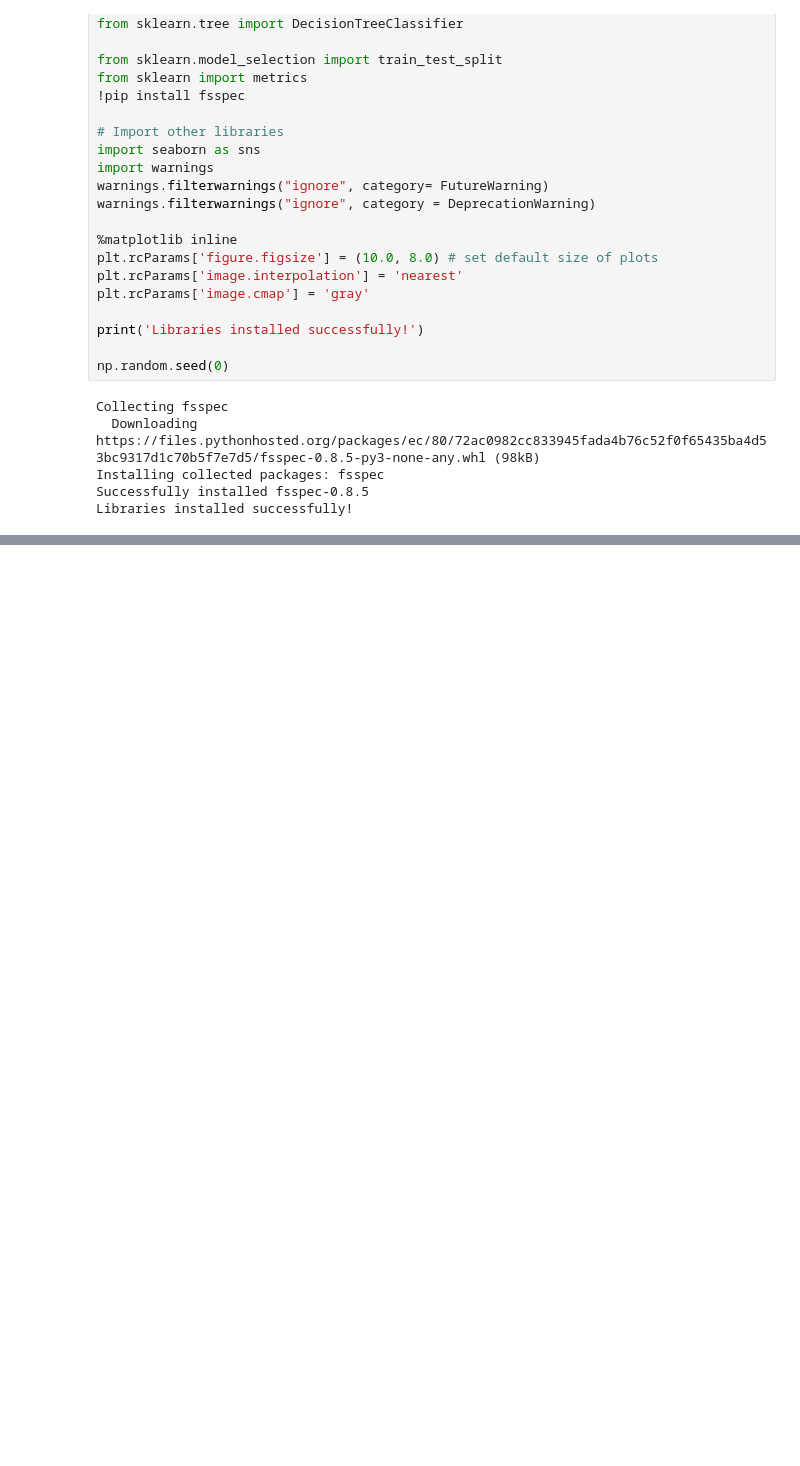
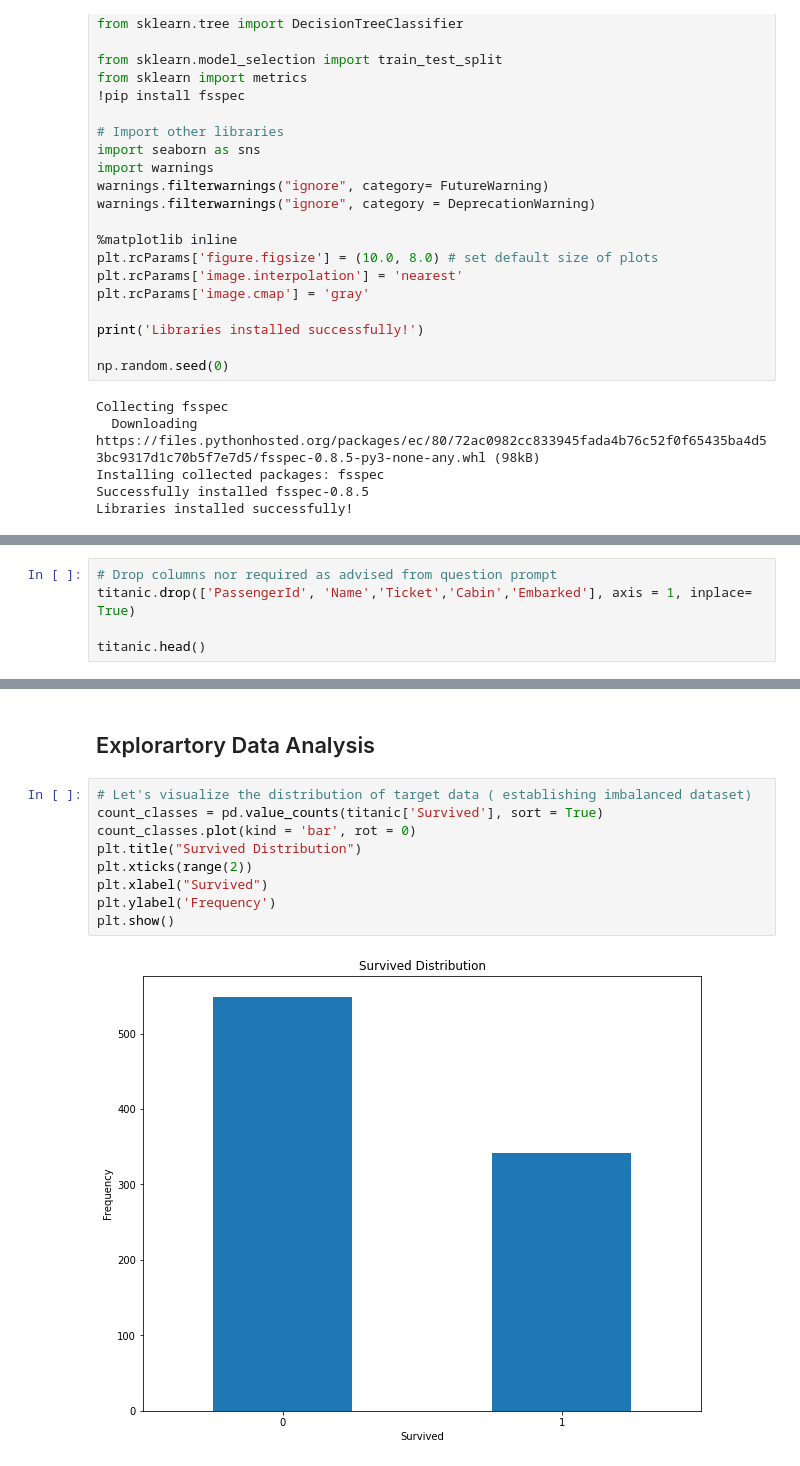
Before and after one commit to obeabi/Assignments, a Jupyter notebook: Main_DecisionTree.ipynb, the cells around one changed output, grey strips where cells are left out. Saved outputs shown, nothing was run; the diff lists cells and outputs as text; blank space fills up the shorter version.

```diff
--- a/Main_DecisionTree.ipynb
+++ b/Main_DecisionTree.ipynb
@@ -67,3 +67,8 @@ titanic.head()
 | 2 | 3 | 1 | 3 | Heikkinen, Miss. Laina | female | 26.0 | 0 | 0 | STON/O2. 3101282 | 7.9250 | ... |
 | 3 | 4 | 1 | 1 | Futrelle, Mrs. Jacques Heath (Lil... | female | 35.0 | 1 | 0 | 113803 | 53.1000 | ... |
 | 4 | 5 | 0 | 3 | Allen, Mr. William Henry | male | 35.0 | 0 | 0 | 373450 | 8.0500 | ... |
+# %%
+# Drop columns nor required as advised from question prompt
+titanic.drop(['PassengerId', 'Name','Ticket','Cabin','Embarked'], axis = 1, inplace= True)
+
+titanic.head()
@@ -69,0 +82,13 @@ titanic.head()
+# %% [markdown]
+## Explorartory Data Analysis
+# %%
+# Let's visualize the distribution of target data ( establishing imbalanced dataset)
+count_classes = pd.value_counts(titanic['Survived'], sort = True)
+count_classes.plot(kind = 'bar', rot = 0)
+plt.title("Survived Distribution")
+plt.xticks(range(2))
+plt.xlabel("Survived")
+plt.ylabel('Frequency')
+plt.show()
+# %% [output]
+[figure, added]
```
Also changed, not shown: parts of 6 cells of this notebook.
